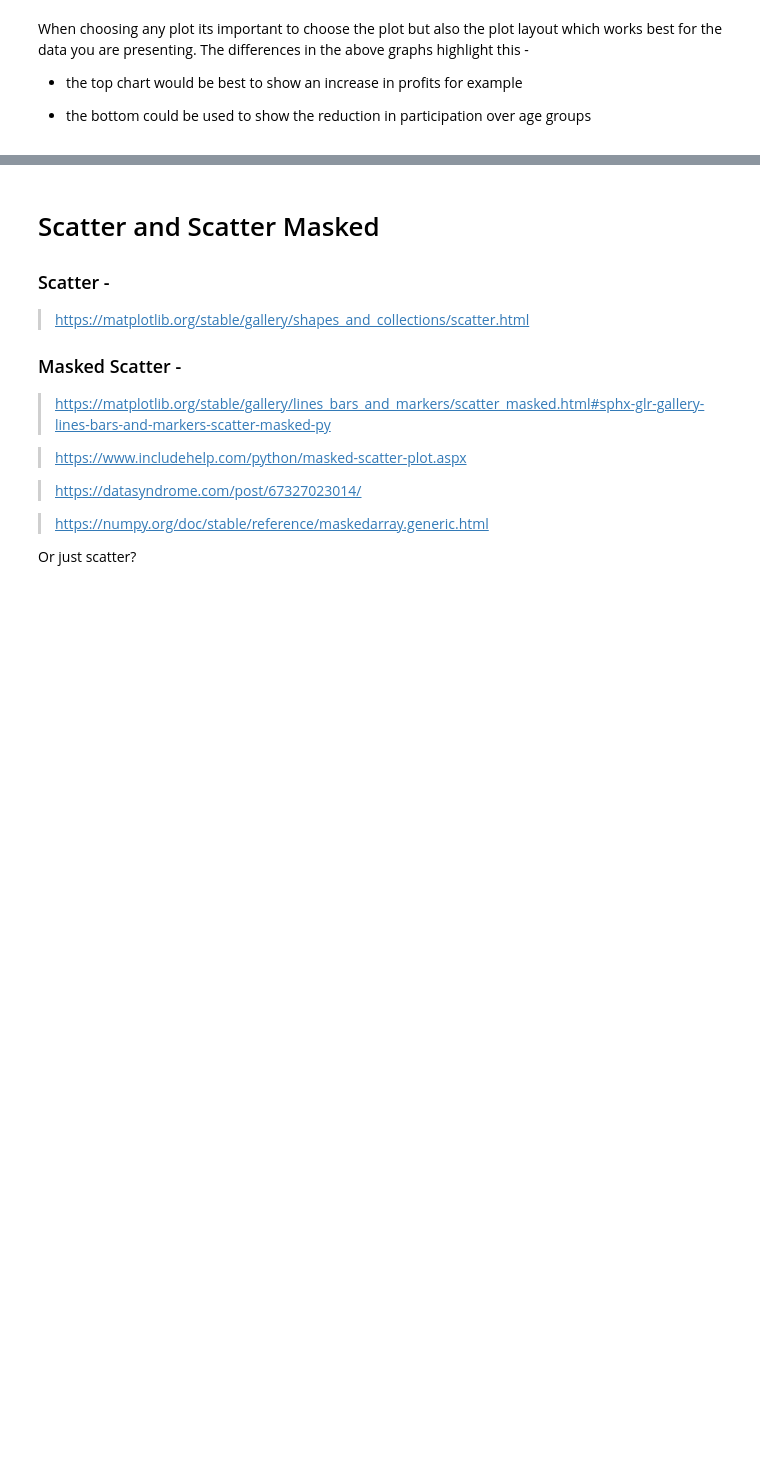
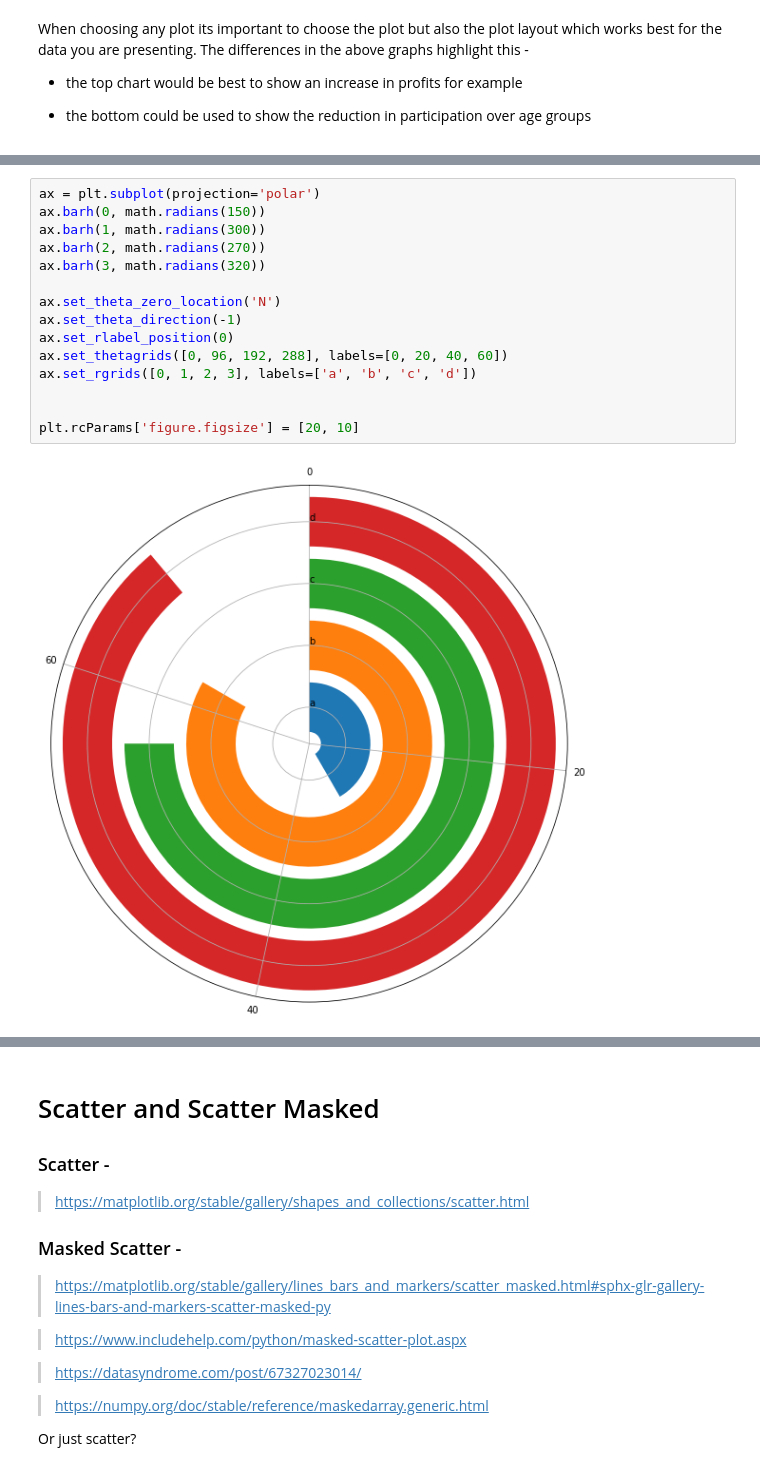
Before and after one commit to VCurry20/FDAProject2021, a Jupyter notebook: pyplot.ipynb, the cells around one changed output, grey strips where cells are left out. Cells and saved outputs as stored; diff of their text form; blank space fills up the shorter version.

```diff
--- a/pyplot.ipynb
+++ b/pyplot.ipynb
@@ -219,0 +267,17 @@ When choosing any plot its important to choose the plot but also the plot layout
+# %%
+ax = plt.subplot(projection='polar')
+ax.barh(0, math.radians(150))
+ax.barh(1, math.radians(300))
+ax.barh(2, math.radians(270))
+ax.barh(3, math.radians(320))
+
+ax.set_theta_zero_location('N')
+ax.set_theta_direction(-1)
+ax.set_rlabel_position(0)
+ax.set_thetagrids([0, 96, 192, 288], labels=[0, 20, 40, 60])
+ax.set_rgrids([0, 1, 2, 3], labels=['a', 'b', 'c', 'd'])
+
+
+plt.rcParams['figure.figsize'] = [20, 10]
+# %% [output]
+[figure, added]
```
Also changed, not shown: parts of 11 cells of this notebook.
